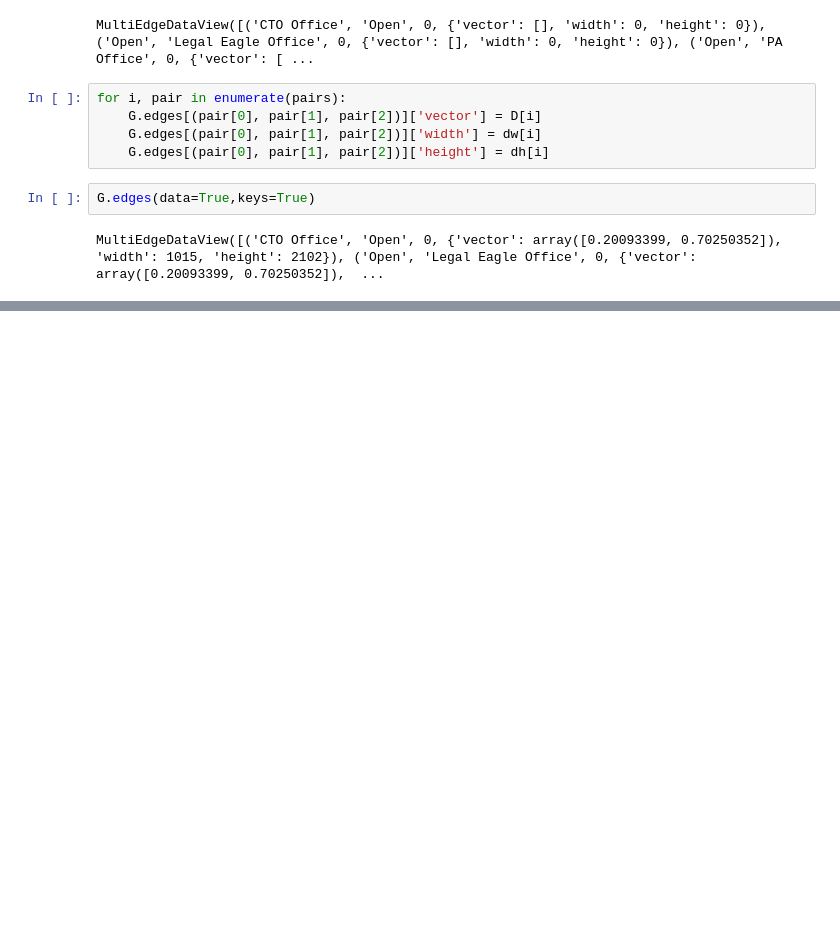
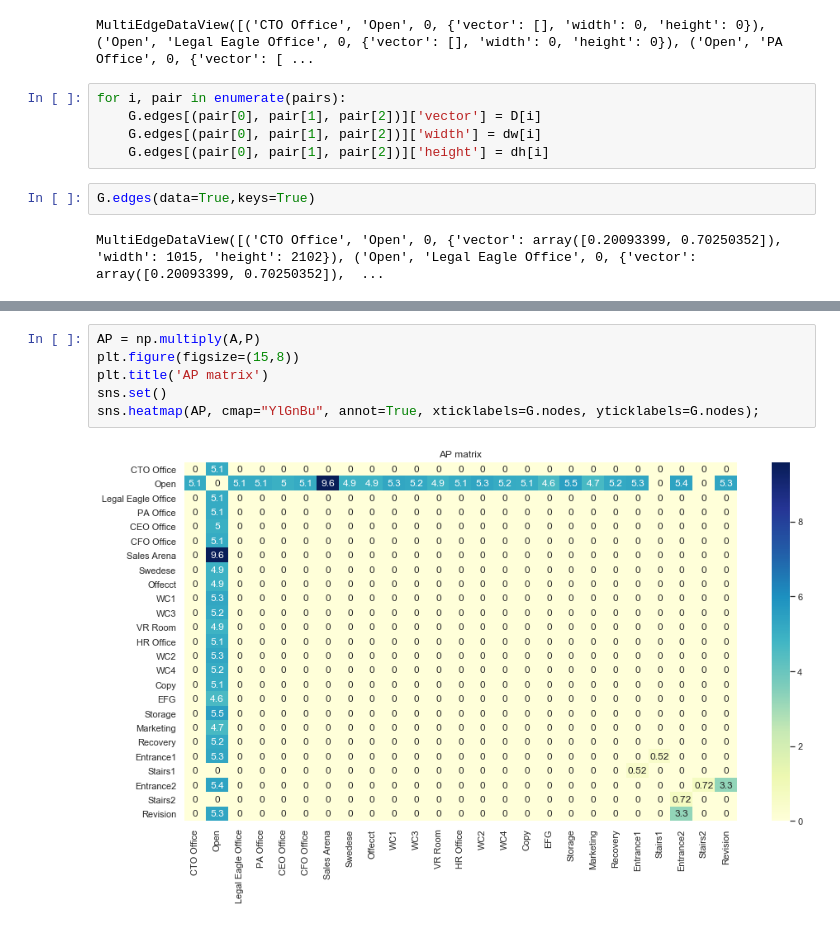
Before and after one commit to GAnagno/Social-Web, a Jupyter notebook: Spectral Map.ipynb, the cells around one changed output, grey strips where cells are left out. Saved outputs shown, nothing was run; the diff lists cells and outputs as text; blank space fills up the shorter version.

```diff
--- a/Spectral Map.ipynb
+++ b/Spectral Map.ipynb
@@ -390,0 +410,8 @@ nx.draw(G, pos=my_pos, with_labels=True, edge_color=c, width=1.5, node_size=4, e
+# %%
+AP = np.multiply(A,P)
+plt.figure(figsize=(15,8))
+plt.title('AP matrix')
+sns.set()
+sns.heatmap(AP, cmap="YlGnBu", annot=True, xticklabels=G.nodes, yticklabels=G.nodes);
+# %% [output]
+[figure, added]
```
Also changed, not shown: parts of 8 cells of this notebook.
